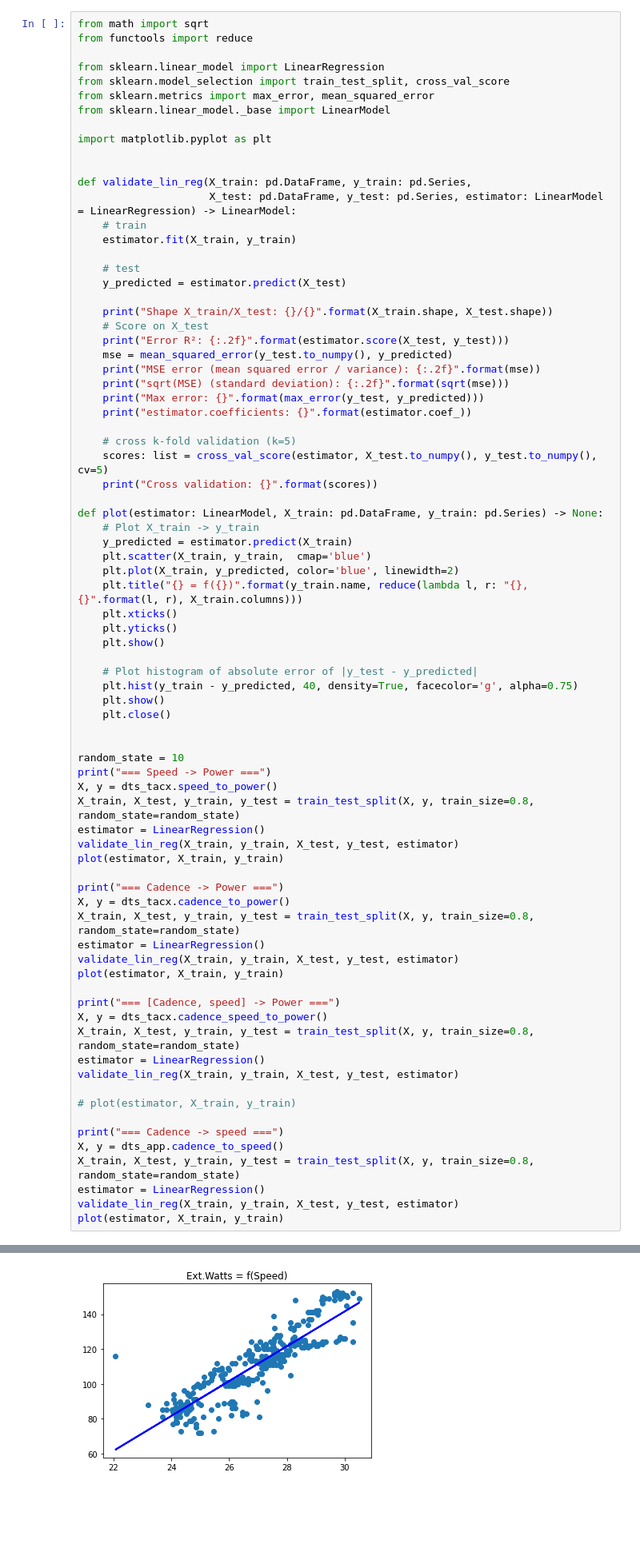
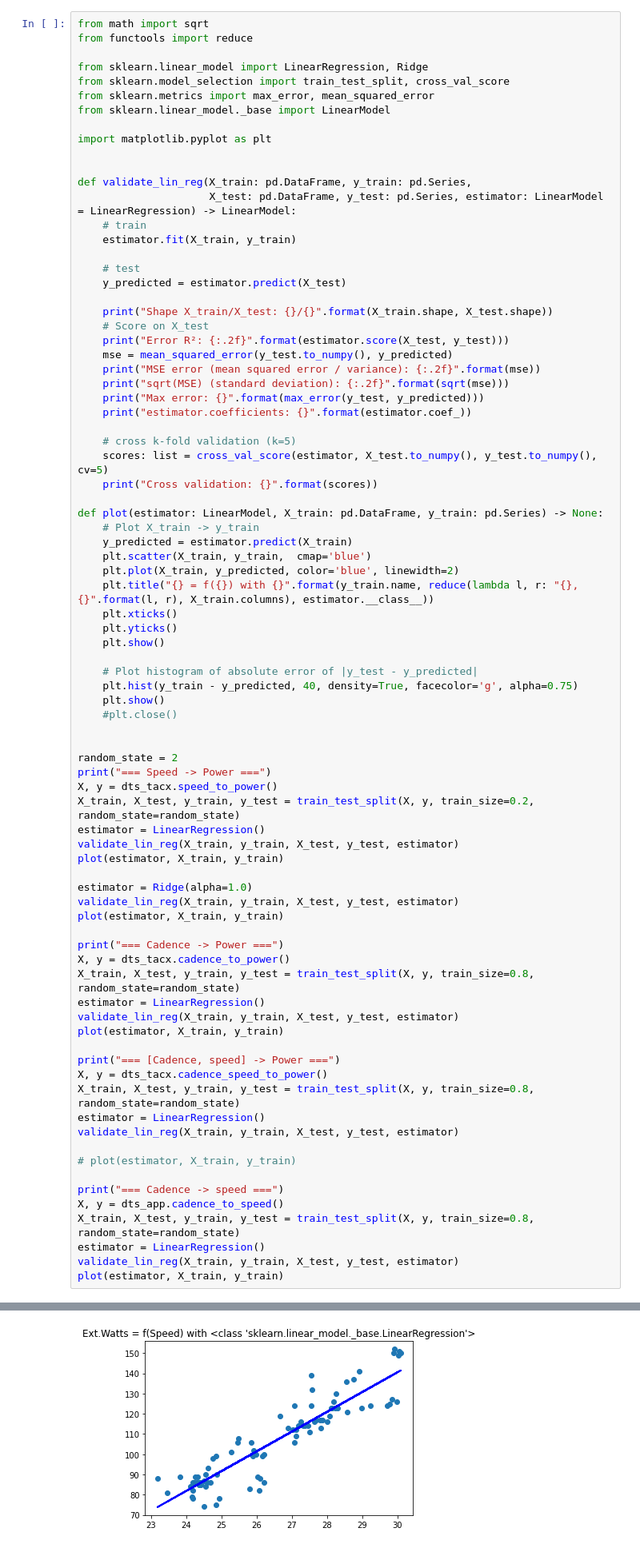
Before and after one commit to bruennijs/indoor-virtual-power-prediction, a Jupyter notebook: tacx.ipynb, the cells around one changed output, grey strips where cells are left out. Shown: that part at 80% size. Saved outputs shown, nothing was run; the diff lists cells and outputs as text; blank space fills up the shorter version.

Commit message:
Plot with labels

```diff
--- a/tacx.ipynb
+++ b/tacx.ipynb
@@ -61,7 +63,7 @@ _X_ = [cadence], _y_ = power
 from math import sqrt
 from functools import reduce
 
-from sklearn.linear_model import LinearRegression
+from sklearn.linear_model import LinearRegression, Ridge
 from sklearn.model_selection import train_test_split, cross_val_score
 from sklearn.metrics import max_error, mean_squared_error
 from sklearn.linear_model._base import LinearModel
@@ -95,7 +97,7 @@ def plot(estimator: LinearModel, X_train: pd.DataFrame, y_train: pd.Series) -> N
     y_predicted = estimator.predict(X_train)
     plt.scatter(X_train, y_train,  cmap='blue')
     plt.plot(X_train, y_predicted, color='blue', linewidth=2)
-    plt.title("{} = f({})".format(y_train.name, reduce(lambda l, r: "{}, {}".format(l, r), X_train.columns)))
+    plt.title("{} = f({}) with {}".format(y_train.name, reduce(lambda l, r: "{}, {}".format(l, r), X_train.columns), estimator.__class__))
     plt.xticks()
     plt.yticks()
     plt.show()
@@ -103,14 +105,18 @@ def plot(estimator: LinearModel, X_train: pd.DataFrame, y_train: pd.Series) -> N
     # Plot histogram of absolute error of |y_test - y_predicted|
     plt.hist(y_train - y_predicted, 40, density=True, facecolor='g', alpha=0.75)
     plt.show()
-    plt.close()
+    #plt.close()
 
 
-random_state = 10
+random_state = 2
 print("=== Speed -> Power ===")
 X, y = dts_tacx.speed_to_power()
-X_train, X_test, y_train, y_test = train_test_split(X, y, train_size=0.8, random_state=random_state)
+X_train, X_test, y_train, y_test = train_test_split(X, y, train_size=0.2, random_state=random_state)
 estimator = LinearRegression()
+validate_lin_reg(X_train, y_train, X_test, y_test, estimator)
+plot(estimator, X_train, y_train)
+
+estimator = Ridge(alpha=1.0)
 validate_lin_reg(X_train, y_train, X_test, y_test, estimator)
 plot(estimator, X_train, y_train)
 
@@ -156 +162 @@ Cross validation: [0.99036101 0.99738078 0.96077676 0.99369131 0.9920331 ]
-[figure, old version]
+[figure, new version]
```
Also changed, not shown: parts of 2 cells of this notebook, 3 other files.
